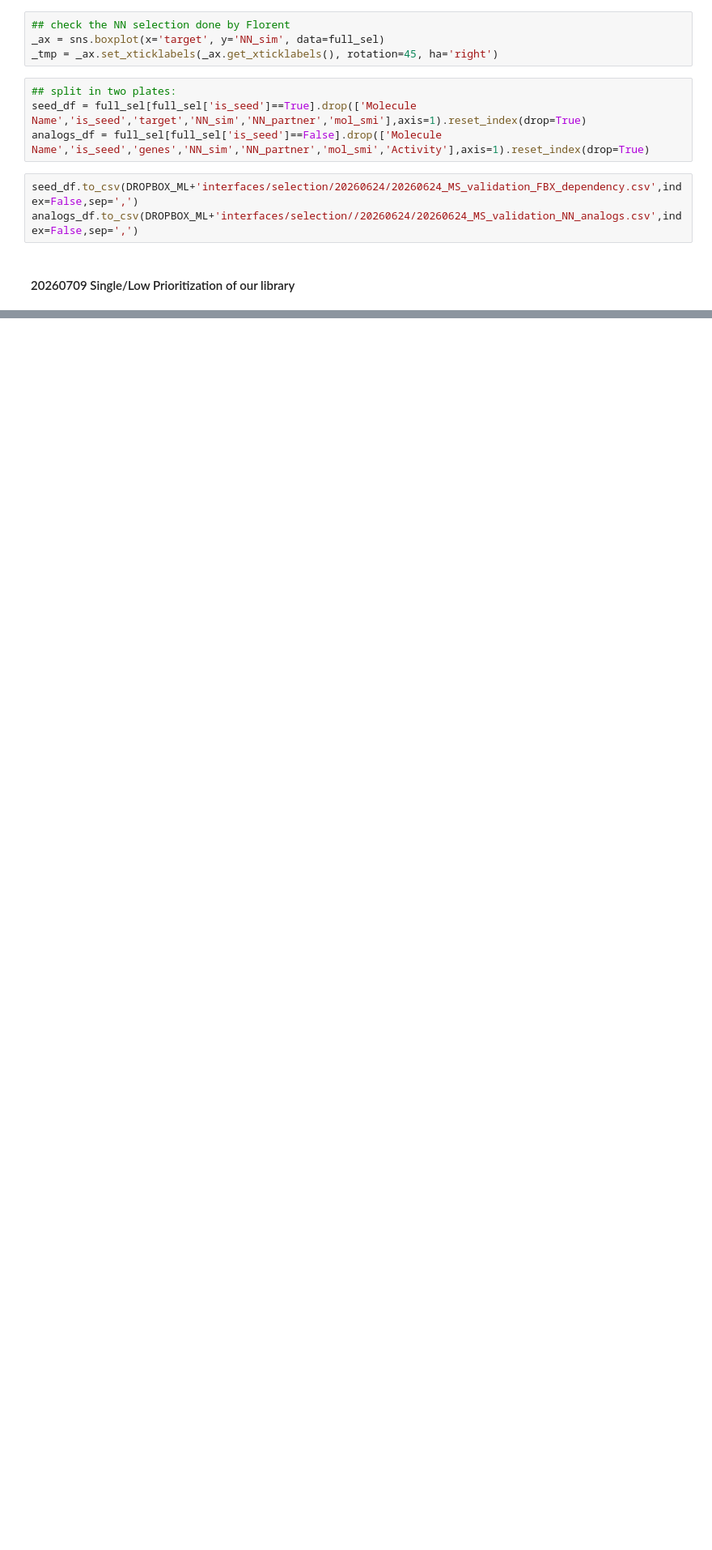
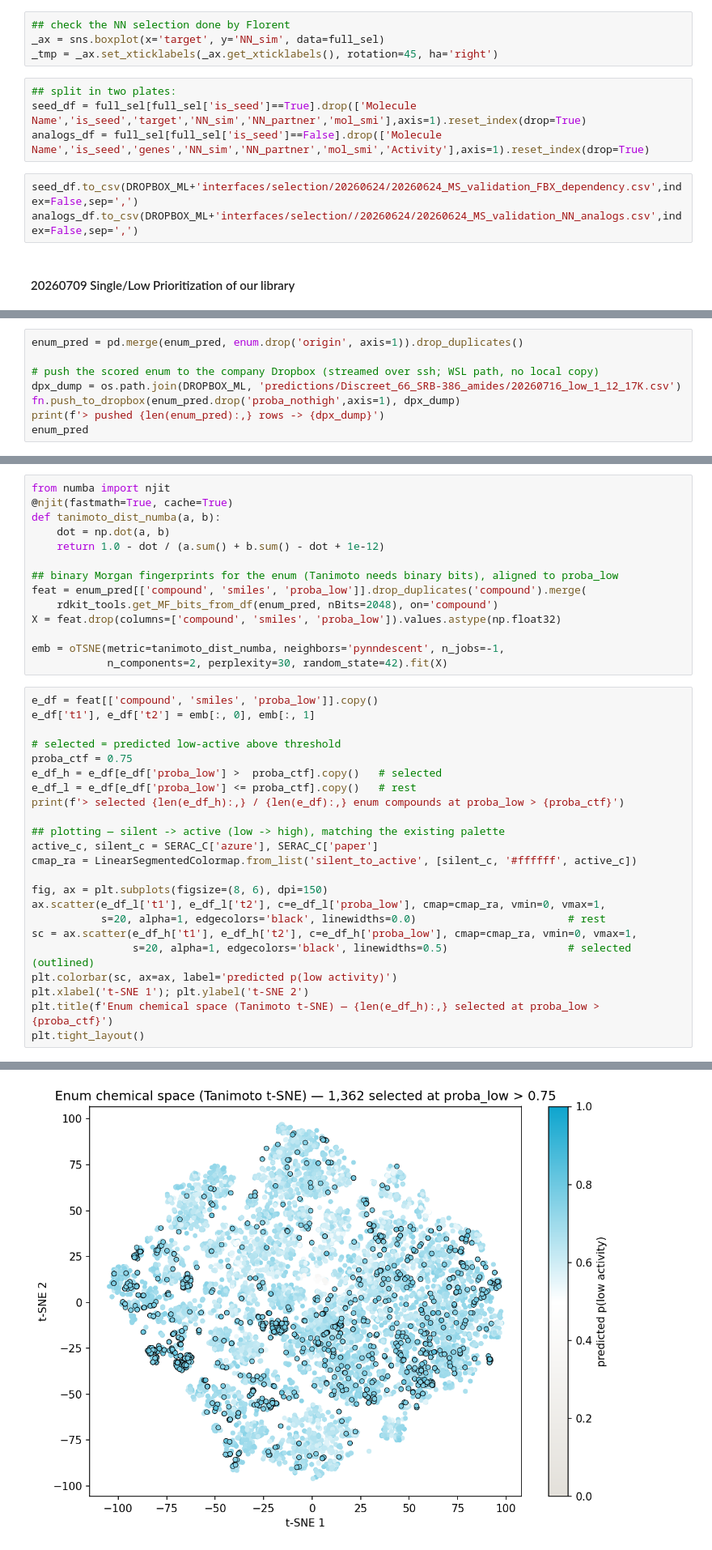
Before and after one commit to gtamo39/MS_ML, a Jupyter notebook: vignettes/MS_ML_Prioritization.ipynb, the cells around one changed output, grey strips where cells are left out. Shown at 81% size. Drawn from its saved outputs; the diff is of its cells as text; blank space fills up the shorter version.

```diff
--- a/vignettes/MS_ML_Prioritization.ipynb
+++ b/vignettes/MS_ML_Prioritization.ipynb
@@ -559,0 +542,8 @@ print('> pushed', enum_pred.shape, 'to', output)
+# %%
+enum_pred = pd.merge(enum_pred, enum.drop('origin', axis=1)).drop_duplicates()
+
+# push the scored enum to the company Dropbox (streamed over ssh; WSL path, no local copy)
+dpx_dump = os.path.join(DROPBOX_ML, 'predictions/Discreet_66_SRB-386_amides/20260716_low_1_12_17K.csv')
+fn.push_to_dropbox(enum_pred.drop('proba_nothigh',axis=1), dpx_dump)
+print(f'> pushed {len(enum_pred):,} rows -> {dpx_dump}')
+enum_pred
@@ -559,0 +570,38 @@ print('> pushed', enum_pred.shape, 'to', output)
+# %%
+from numba import njit
+@njit(fastmath=True, cache=True)
+def tanimoto_dist_numba(a, b):
+    dot = np.dot(a, b)
+    return 1.0 - dot / (a.sum() + b.sum() - dot + 1e-12)
+
+## binary Morgan fingerprints for the enum (Tanimoto needs binary bits), aligned to proba_low
+feat = enum_pred[['compound', 'smiles', 'proba_low']].drop_duplicates('compound').merge(
+    rdkit_tools.get_MF_bits_from_df(enum_pred, nBits=2048), on='compound')
+X = feat.drop(columns=['compound', 'smiles', 'proba_low']).values.astype(np.float32)
+
+emb = oTSNE(metric=tanimoto_dist_numba, neighbors='pynndescent', n_jobs=-1,
+            n_components=2, perplexity=30, random_state=42).fit(X)
+# %%
+e_df = feat[['compound', 'smiles', 'proba_low']].copy()
+e_df['t1'], e_df['t2'] = emb[:, 0], emb[:, 1]
+
+# selected = predicted low-active above threshold
+proba_ctf = 0.75
+e_df_h = e_df[e_df['proba_low'] >  proba_ctf].copy()   # selected
+e_df_l = e_df[e_df['proba_low'] <= proba_ctf].copy()   # rest
+print(f'> selected {len(e_df_h):,} / {len(e_df):,} enum compounds at proba_low > {proba_ctf}')
+
+## plotting — silent -> active (low -> high), matching the existing palette
+active_c, silent_c = SERAC_C['azure'], SERAC_C['paper']
+cmap_ra = LinearSegmentedColormap.from_list('silent_to_active', [silent_c, '#ffffff', active_c])
+
+fig, ax = plt.subplots(figsize=(8, 6), dpi=150)
+ax.scatter(e_df_l['t1'], e_df_l['t2'], c=e_df_l['proba_low'], cmap=cmap_ra, vmin=0, vmax=1,
+           s=20, alpha=1, edgecolors='black', linewidths=0.0)                        # rest
+sc = ax.scatter(e_df_h['t1'], e_df_h['t2'], c=e_df_h['proba_low'], cmap=cmap_ra, vmin=0, vmax=1,
+                s=20, alpha=1, edgecolors='black', linewidths=0.5)                   # selected (outlined)
+plt.colorbar(sc, ax=ax, label='predicted p(low activity)')
+plt.xlabel('t-SNE 1'); plt.ylabel('t-SNE 2')
+plt.title(f'Enum chemical space (Tanimoto t-SNE) — {len(e_df_h):,} selected at proba_low > {proba_ctf}')
+plt.tight_layout()
+# %% [output]
@@ -559,0 +609 @@ print('> pushed', enum_pred.shape, 'to', output)
+[figure, added]
```
Also changed, not shown: parts of 12 cells of this notebook, 3 other files.
